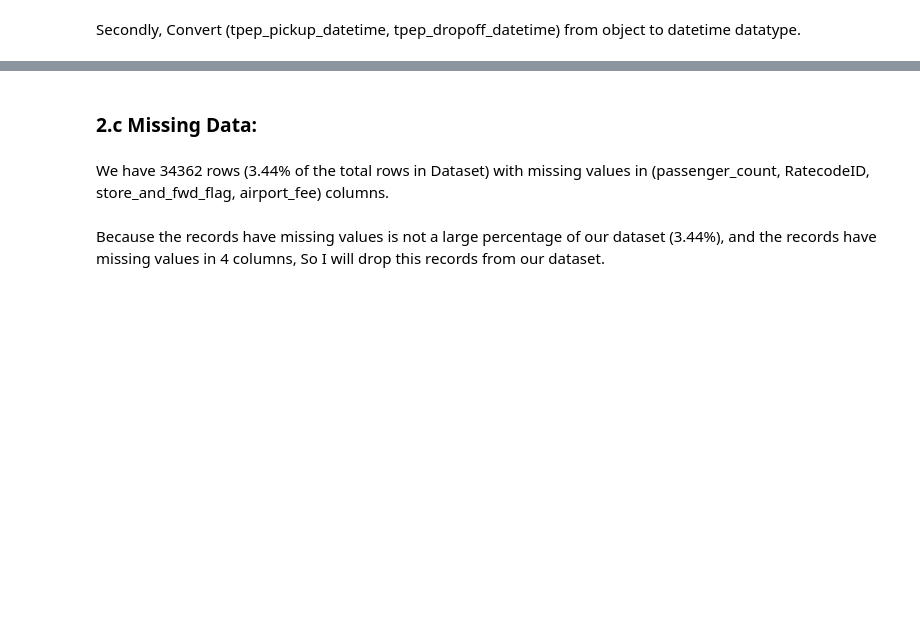
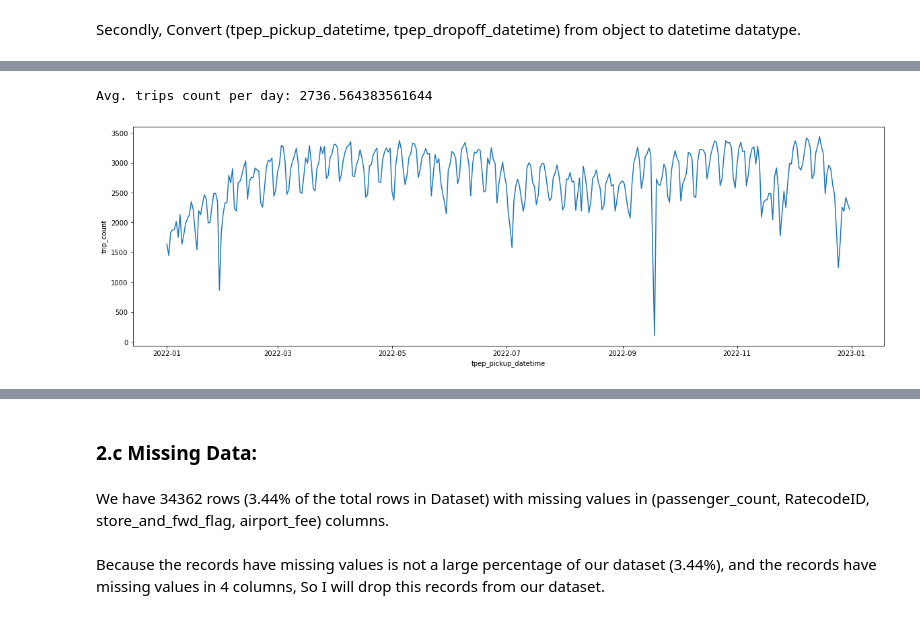
Before and after one commit to AbanoubYounan/Predict-Taxi-Fare-Before-Riding, a Jupyter notebook: Predict_NewYork_Yellow_Taxi_Fare.ipynb, the cells around one changed output, grey strips where cells are left out. Saved outputs shown, nothing was run; the diff lists cells and outputs as text; code cells hidden in the pictures; blank space fills up the shorter version.

Commit message:
Continue Discovering phase, add data dictionary file describe the features clearly, and add taxi_zones.csv for later use

```diff
--- a/Predict_NewYork_Yellow_Taxi_Fare.ipynb
+++ b/Predict_NewYork_Yellow_Taxi_Fare.ipynb
@@ -108,6 +112,6 @@ Our Data has 998859 (~= 1 milion record) and 20 columns, and Notice (passenger_c
 # %%
 # Droping irrelevant features
-df0.drop(columns=["Unnamed: 0","extra", "mta_tax", "tip_amount", "tolls_amount", "improvement_surcharge", "total_amount", "congestion_surcharge","airport_fee"], axis=1, inplace= True)
+df0.drop(columns=["Unnamed: 0","extra", "mta_tax", "tip_amount", "tolls_amount", "improvement_surcharge", "total_amount", "congestion_surcharge","airport_fee","store_and_fwd_flag"], axis=1, inplace= True)
 df0.head()
 # %% [output]
 |  | VendorID | tpep_pickup_datetime | tpep_dropoff_datetime | passenger_count | trip_distance | RatecodeID | ... |
@@ -136,7 +140,6 @@ Firstly, We will convert qualitative columns datatype to categorical data.
 # %%
 df0['VendorID'] = df0['VendorID'].astype('category')
 df0['RatecodeID'] = df0['RatecodeID'].astype('category')
-df0['store_and_fwd_flag'] = df0['store_and_fwd_flag'].astype('category')
 df0['PULocationID'] = df0['PULocationID'].astype('category')
 df0['DOLocationID'] = df0['DOLocationID'].astype('category')
 df0['payment_type'] = df0['payment_type'].astype('category')
@@ -290,0 +294,12 @@ plt.show()
+# %%
+plt.figure(figsize=(20,6))
+df_date = df0[['tpep_pickup_datetime','VendorID']]
+df_date['tpep_pickup_datetime'] = df_date['tpep_pickup_datetime'].dt.date
+df_date = df_date.groupby('tpep_pickup_datetime').count().reset_index().rename(columns={'VendorID':'trip_count'})
+df_date = df_date[df_date['tpep_pickup_datetime'] >= datetime.date(2022, 1, 1)]
+sns.lineplot(data = df_date, x='tpep_pickup_datetime', y='trip_count')
+print('Avg. trips count per day:',df_date['trip_count'].mean())
+plt.show()
+# %% [output]
+Avg. trips count per day: 2736.564383561644
+[figure, added]
```
Also changed, not shown: parts of 68 cells of this notebook, 2 other files.
